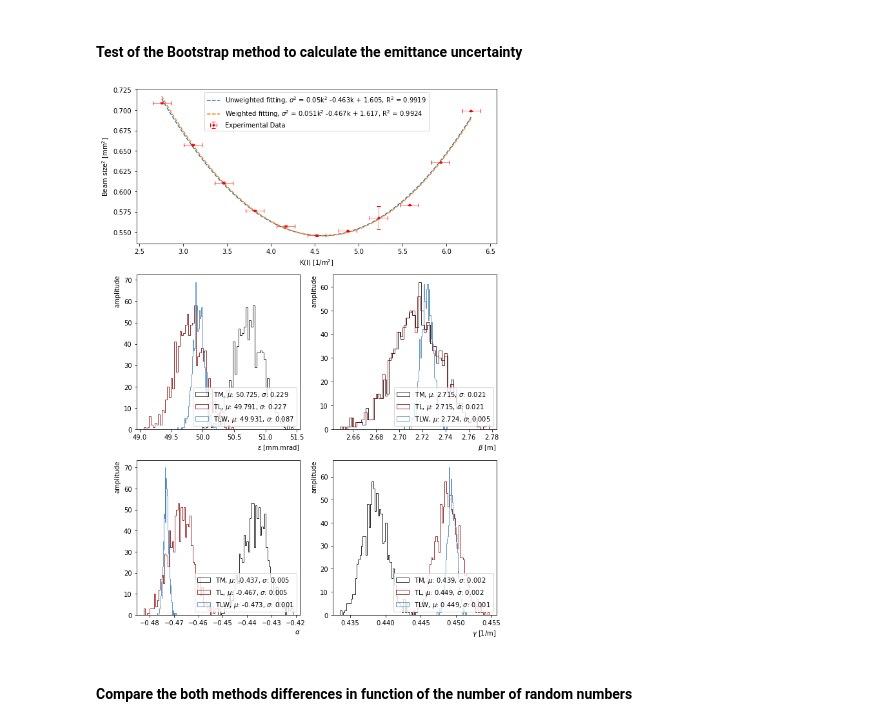
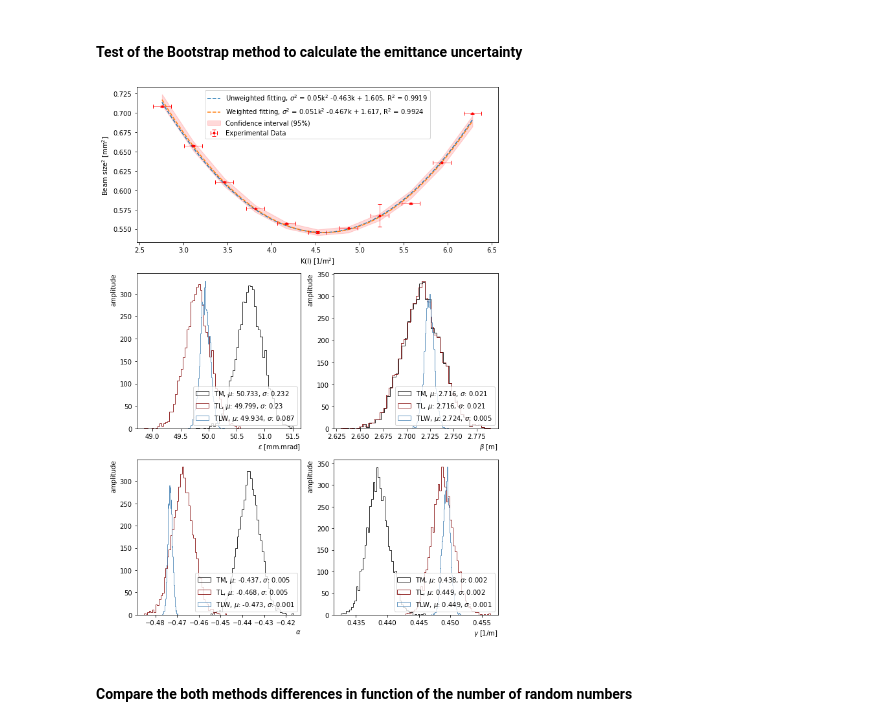
Before and after one commit to ccochato/cnm_final_project, a Jupyter notebook: FINAL_PROJECT_BOOTSTRAPPING_Emittance_uncertainty.ipynb, the cells around one changed output. Saved outputs shown, nothing was run; the diff lists cells and outputs as text; code cells hidden in the pictures.

Commit message:
Implementation of the confidence interval

```diff
--- a/FINAL_PROJECT_BOOTSTRAPPING_Emittance_uncertainty.ipynb
+++ b/FINAL_PROJECT_BOOTSTRAPPING_Emittance_uncertainty.ipynb
@@ -57,9 +57,10 @@ def _get_K1_from_I(energy, I_meas):
     return np.polyval(I2K1, I_meas)*light_speed/kin_en/1e6
 # %%
 def _twiss(s_11 , s_12, s_22, energy):
-    '''Funtion to calculate the normalize emittance and the
-       twiss parameters using the components of the emittance matrix
-       '''
+    '''
+    Funtion to calculate the normalize emittance and the
+    twiss parameters using the components of the emittance matrix
+    '''
     emit = np.sqrt(abs(s_11 * s_22 - s_12 * s_12))
     beta = s_11 / emit
     alpha = -s_12 / emit
@@ -128,9 +129,9 @@ def _thin_lens_method(energy, I_meas, sigma, pl='x', weighted = 'False', error=[
     K1 = _get_K1_from_I(energy,I_meas2)
 
     if weighted == 'True':
-        a, b, c = quadratic_fit(K1, sigma*sigma, weighted=True, ws = 1/(2*np.array(error))**2)
+        c, b, a = quadratic_fit(K1, sigma*sigma, weighted=True, ws = 1/(2*np.array(error))**2)
     else:
-        a, b, c = quadratic_fit(K1, sigma*sigma)
+        c, b, a = quadratic_fit(K1, sigma*sigma)
 
     d = DIST + QUAD_L/2
     l = QUAD_L
@@ -238,9 +239,6 @@ def emit_montec(energy, sigma, err_s, I, err_I, plane, M, plot = True, times = F
     '''
     Function to resample the raw data and calculate the beam emittance uncertainty
     '''
-    sigma_montecarlo = []
-
-    #seed(30)
     nemit_t,beta_t, alpha_t,gamma_t =np.zeros(M), np.zeros(M), np.zeros(M), np.zeros(M)
     nemit_tl, beta_tl, alpha_tl, gamma_tl = np.zeros(M), np.zeros(M), np.zeros(M), np.zeros(M)
     nemit_tlw, beta_tlw, alpha_tlw, gamma_tlw = np.zeros(M), np.zeros(M), np.zeros(M), np.zeros(M)
@@ -272,6 +270,12 @@ def emit_montec(energy, sigma, err_s, I, err_I, plane, M, plot = True, times = F
         a2, b2, c2, r2 = quadratic_fit(K1, sigma*sigma, weighted= True, ws = 1/(2*np.array(error))**2, correlation = True)
         K = np.linspace(min(K1), max(K1), 100)
 
+        # Confidence interval
+        resid = sigma*sigma - (a2+b2*K1+c2*K1**2)
+        s_err = np.sqrt(np.sum(resid**2)/(len(resid) - 1))
+        t = stats.t.ppf(0.975, len(K1)-1) # t = 0.975 for 95 % of confidence
+        ci = t * s_err * np.sqrt(1/len(K1) + (K1 - np.mean(K1))**2/np.sum((K1-np.mean(K1))**2))
+        #
         fig = plt.figure(figsize=(10,15))
         gs = GridSpec(3,2) # 3 rows, 2 columns
         ax1 = fig.add_subplot(gs[0,0:2])
@@ -280,17 +284,13 @@ def emit_montec(energy, sigma, err_s, I, err_I, plane, M, plot = True, times = F
         ax4 = fig.add_subplot(gs[2,0])
         ax5 = fig.add_subplot(gs[2,1])
 
-        ax1.plot(K , a1+b1*K+c1*K**2, '--', label = 'Unweighted fitting, $\sigma^2$ = '
-                 +str(round(c1, 3))+ 'k$^2$ '+str(round(b1, 3))+'k + '+str(round(a1, 3))+', R$^2$ = '+str(round(r1*r1,4)))
-        ax1.plot(K , a2+b2*K+c2*K**2, '--', label = 'Weighted fitting, $\sigma^2$ = '
-                 +str(round(c2, 3))+ 'k$^2$ '+str(round(b2, 3))+'k + '+str(round(a2, 3))+', R$^2$ = '+str(round(r2*r2,4)))
-        ax1.errorbar( K1,sigma*sigma, xerr = err_K1,  yerr= 2*error, fmt = 'ro', markersize = 3,
-                 ecolor = 'red', capsize = 3,  linewidth = 0.5,
-                 color = 'darkblue', label = "Experimental Data")
+        ax1.plot(K , a1+b1*K+c1*K**2, '--', label = 'Unweighted fitting, $\sigma^2$ = '+str(round(c1, 3))+ 'k$^2$ '+str(round(b1, 3))+'k + '+str(round(a1, 3))+', R$^2$ = '+str(round(r1*r1,4)))
+        ax1.plot(K , a2+b2*K+c2*K**2, '--', label = 'Weighted fitting, $\sigma^2$ = ' +str(round(c2, 3))+ 'k$^2$ '+str(round(b2, 3))+'k + '+str(round(a2, 3))+', R$^2$ = '+str(round(r2*r2,4)))
+        ax1.errorbar( K1,sigma*sigma, xerr = err_K1,  yerr= 2*error, fmt = 'ro', markersize = 3, ecolor = 'red', capsize = 3,  linewidth = 0.5, color = 'darkblue', label = "Experimental Data")
+        ax1.fill_between(K1, (a2+b2*K1+c2*K1**2) + ci, (a2+b2*K1+c2*K1**2) - ci, color=[1, 0, 0, 0.15], label = "Confidence interval (95%)")
         ax1.set_xlabel('K(I) [1/m$^2$]')
         ax1.set_ylabel('Beam size$^2$ [mm$^2$]')
         ax1.legend()
-
 
         plot_histo(nemit_t, nemit_tl, nemit_tlw, xaxis = r'$\epsilon$ [mm.mrad]', ax=ax2)
         plot_histo(beta_t, beta_tl, beta_tlw, xaxis = r'$\beta$ [m]', ax=ax3)
@@ -304,9 +304,9 @@ def emit_montec(energy, sigma, err_s, I, err_I, plane, M, plot = True, times = F
 # %% [markdown]
 #### Test of the Bootstrap method to calculate the emittance uncertainty
 # %%
-nemit_t, nemit_tl, nemit_tlw = emit_montec(energy, sigma, err_sigma, current, err_current, 'x', 1000, plot = True)
+nemit_t, nemit_tl, nemit_tlw = emit_montec(energy, sigma, err_sigma, current, err_current, 'x', 5000, plot = True)
 # %% [output]
-[figure, old version]
+[figure, new version]
 # %% [markdown]
 #### Compare the both methods differences in function of the number of random numbers
 # %%
```
Also changed, not shown: parts of 1 cell of this notebook.
